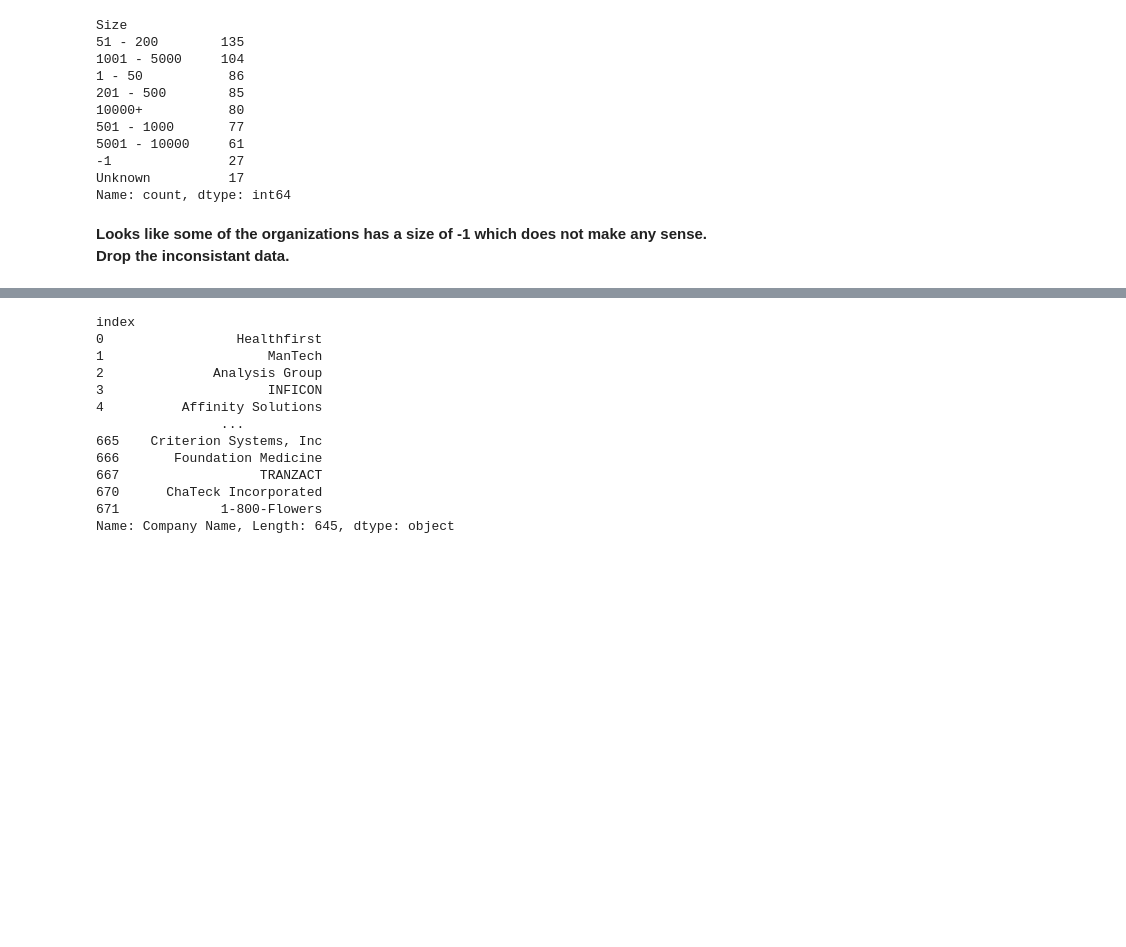
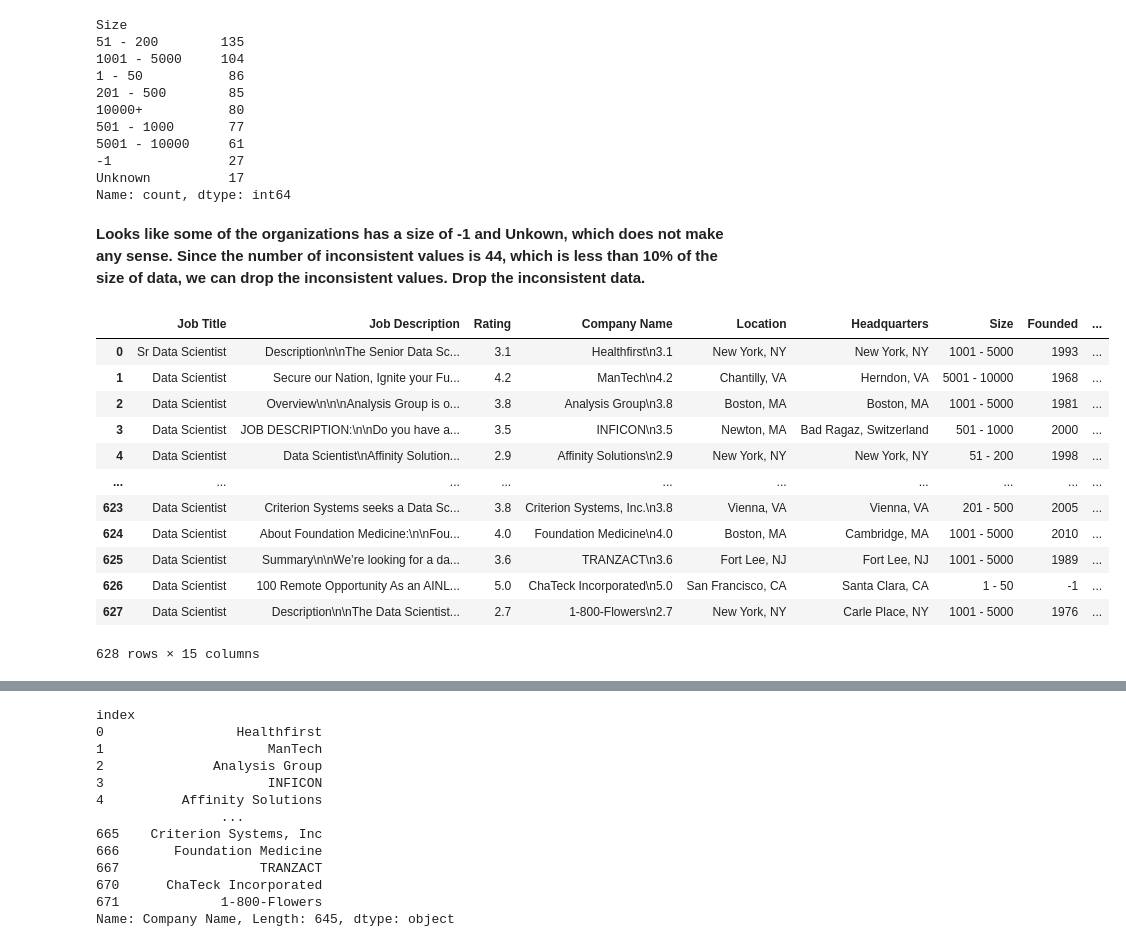
Before and after one commit to pallavi-vishnu/Uncleaned_data, a Jupyter notebook: glassdoor_data.ipynb, the cells around one changed output, grey strips where cells are left out. Drawn from its saved outputs; the diff is of its cells as text; code cells hidden in the pictures; blank space fills up the shorter version.

```diff
--- a/glassdoor_data.ipynb
+++ b/glassdoor_data.ipynb
@@ -129,11 +114,9 @@ for salary in salaries:
   minimum_sal.append(min(salary)*1000)
   maximum_sal.append(max(salary)*1000)
 
+# create new columns for minimum salary and maximum salary in the raw data
 raw_data['Minimum Salary'] = minimum_sal
 raw_data['Maximum Salary'] = maximum_sal
-
-raw_data['Minimum Salary'] = minimum_sal
-raw_data['Maximum Salary'] = maximum_sal
 # %%
 # Drop the original salary estimate column from the dataset
 
@@ -202,8 +168,25 @@ Size
 Unknown          17
 Name: count, dtype: int64
 # %% [markdown]
-**Looks like some of the organizations has a size of -1 which does not make any sense. Drop the inconsistant data.**
+**Looks like some of the organizations has a size of -1 and Unkown, which does not make any sense. Since the number of inconsistent values is 44, which is less than 10% of the size of data, we can drop the inconsistent values. Drop the inconsistent data.**
 # %%
-# Find the inconsistant data and drop the rows with inconsistant data
-invalid_entries = data1[data1['Size']=='-1'].index
+# Find the inconsistent data and drop the rows with inconsistent data
+invalid_entries = data1[(data1['Size']=='-1') | (data1['Size']=='Unknown')].index
 data2 = data1.drop(invalid_entries)
+data2['Size'].value_counts()
+# reset the index.
+data2.reset_index(drop = True)
+# %% [output]
+|  | Job Title | Job Description | Rating | Company Name | Location | Headquarters | Size | Founded | ... |
+| 0 | Sr Data Scientist | Description\n\nThe Senior Data Sc... | 3.1 | Healthfirst\n3.1 | New York, NY | New York, NY | 1001 - 5000 | 1993 | ... |
+| 1 | Data Scientist | Secure our Nation, Ignite your Fu... | 4.2 | ManTech\n4.2 | Chantilly, VA | Herndon, VA | 5001 - 10000 | 1968 | ... |
+| 2 | Data Scientist | Overview\n\n\nAnalysis Group is o... | 3.8 | Analysis Group\n3.8 | Boston, MA | Boston, MA | 1001 - 5000 | 1981 | ... |
+| 3 | Data Scientist | JOB DESCRIPTION:\n\nDo you have a... | 3.5 | INFICON\n3.5 | Newton, MA | Bad Ragaz, Switzerland | 501 - 1000 | 2000 | ... |
+| 4 | Data Scientist | Data Scientist\nAffinity Solution... | 2.9 | Affinity Solutions\n2.9 | New York, NY | New York, NY | 51 - 200 | 1998 | ... |
+| ... | ... | ... | ... | ... | ... | ... | ... | ... | ... |
+| 623 | Data Scientist | Criterion Systems seeks a Data Sc... | 3.8 | Criterion Systems, Inc.\n3.8 | Vienna, VA | Vienna, VA | 201 - 500 | 2005 | ... |
+| 624 | Data Scientist | About Foundation Medicine:\n\nFou... | 4.0 | Foundation Medicine\n4.0 | Boston, MA | Cambridge, MA | 1001 - 5000 | 2010 | ... |
+| 625 | Data Scientist | Summary\n\nWe’re looking for a da... | 3.6 | TRANZACT\n3.6 | Fort Lee, NJ | Fort Lee, NJ | 1001 - 5000 | 1989 | ... |
+| 626 | Data Scientist | 100 Remote Opportunity As an AINL... | 5.0 | ChaTeck Incorporated\n5.0 | San Francisco, CA | Santa Clara, CA | 1 - 50 | -1 | ... |
+| 627 | Data Scientist | Description\n\nThe Data Scientist... | 2.7 | 1-800-Flowers\n2.7 | New York, NY | Carle Place, NY | 1001 - 5000 | 1976 | ... |
+628 rows × 15 columns
```
Also changed, not shown: parts of 7 cells of this notebook.
